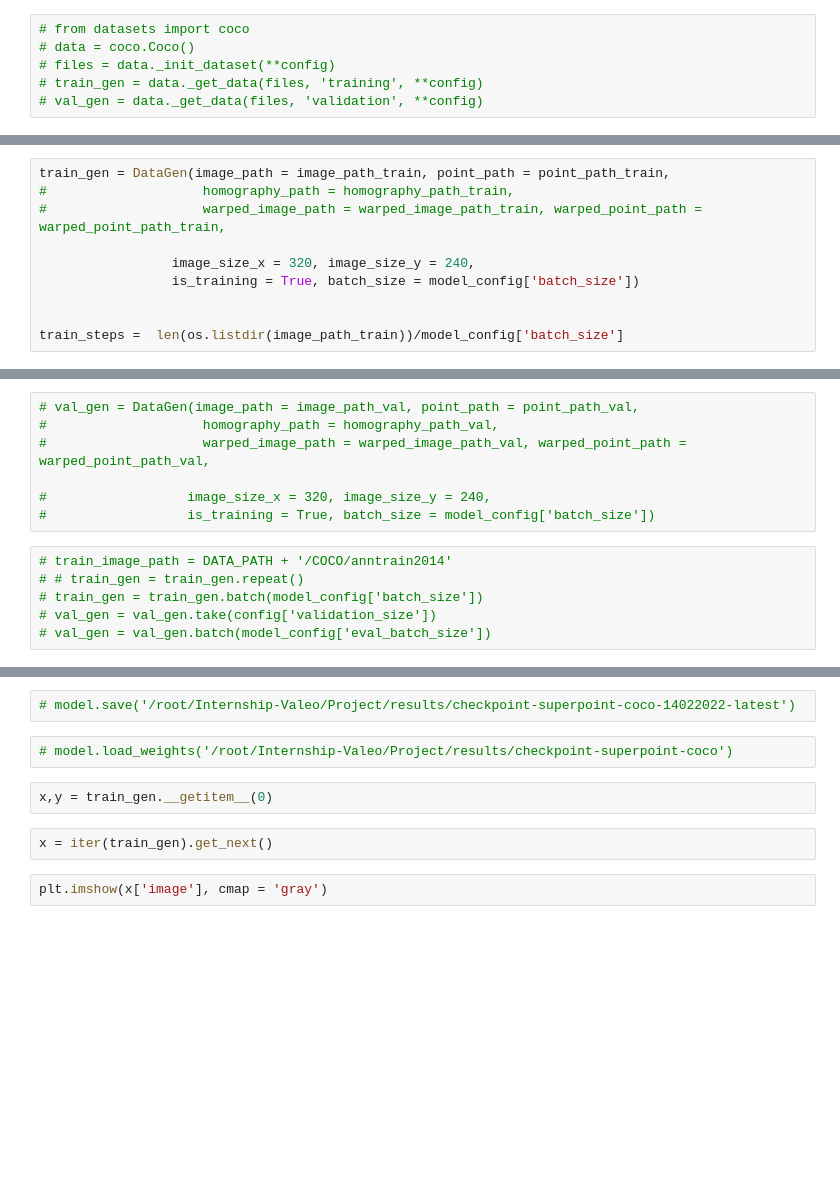
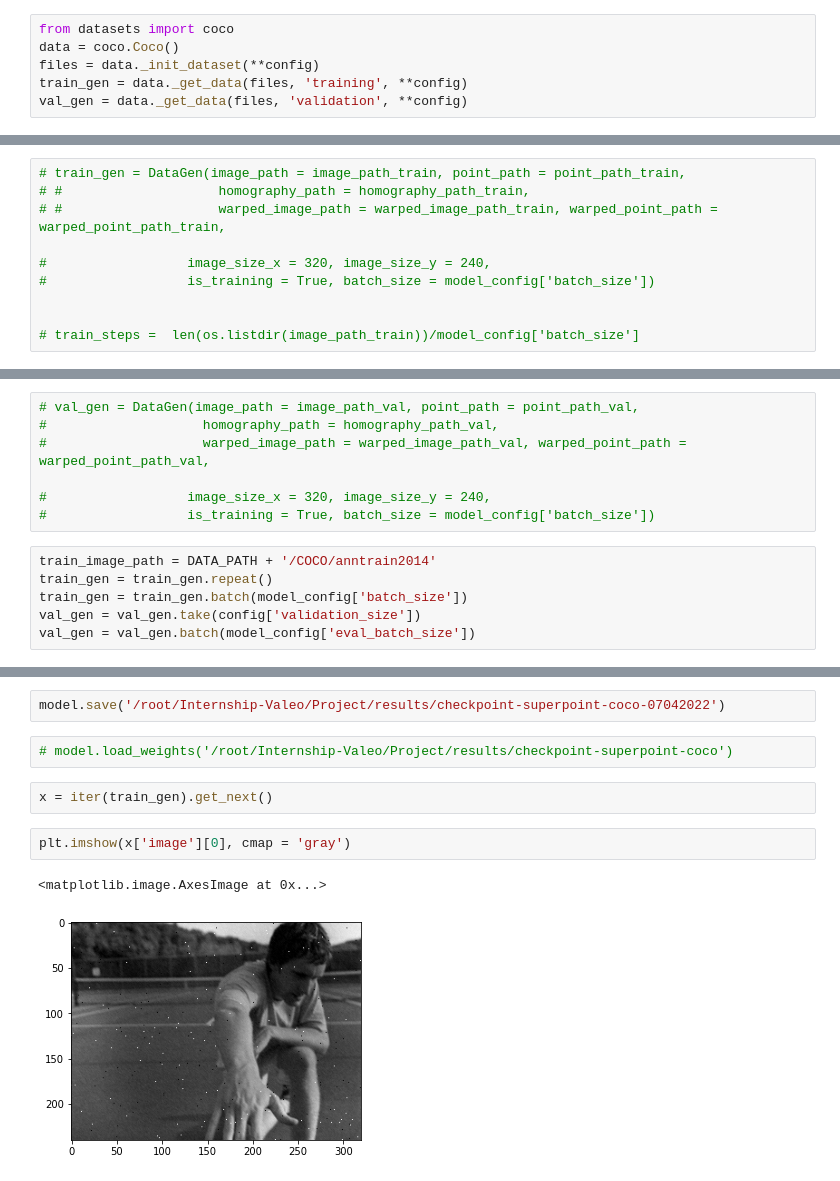
Before and after one commit to amit205/multi-task-learning, a Jupyter notebook: superpoint_coco.ipynb, the cells around one changed output, grey strips where cells are left out. Drawn from its saved outputs; the diff is of its cells as text; blank space fills up the shorter version.

Commit message:
superpoint_coco updated

```diff
--- a/superpoint_coco.ipynb
+++ b/superpoint_coco.ipynb
@@ -94,9 +97,9 @@ model_config = dict_update(default_model_config, config1['model'])
 logdir = "logs/scalars/" + datetime.datetime.now().strftime("%Y%m%d-%H%M%S")
 tensorboard_callback = keras.callbacks.TensorBoard(log_dir=logdir)
 # %%
-# from datasets import coco
-# data = coco.Coco()
-# files = data._init_dataset(**config)
-# train_gen = data._get_data(files, 'training', **config)
-# val_gen = data._get_data(files, 'validation', **config)
+from datasets import coco
+data = coco.Coco()
+files = data._init_dataset(**config)
+train_gen = data._get_data(files, 'training', **config)
+val_gen = data._get_data(files, 'validation', **config)
 # %%
@@ -457,13 +467,13 @@ point_path_train = '/root/Internship-Valeo/Project/data/COCO/magic_point-coco-ex
 # %%
-train_gen = DataGen(image_path = image_path_train, point_path = point_path_train,
-#                    homography_path = homography_path_train,
-#                    warped_image_path = warped_image_path_train, warped_point_path = warped_point_path_train,
+# train_gen = DataGen(image_path = image_path_train, point_path = point_path_train,
+# #                    homography_path = homography_path_train,
+# #                    warped_image_path = warped_image_path_train, warped_point_path = warped_point_path_train,
 
-                 image_size_x = 320, image_size_y = 240,
-                 is_training = True, batch_size = model_config['batch_size'])
+#                  image_size_x = 320, image_size_y = 240,
+#                  is_training = True, batch_size = model_config['batch_size'])
 
 
-train_steps =  len(os.listdir(image_path_train))/model_config['batch_size']
+# train_steps =  len(os.listdir(image_path_train))/model_config['batch_size']
 # %%
 # image_path_val = '/root/Internship-Valeo/Project/data/COCO/annval2014'
 # point_path_val = '/root/Internship-Valeo/Project/data/COCO/pointsval2014'
@@ -479,9 +489,9 @@ train_steps =  len(os.listdir(image_path_train))/model_config['batch_size']
 #                  image_size_x = 320, image_size_y = 240,
 #                  is_training = True, batch_size = model_config['batch_size'])
 # %%
-# train_image_path = DATA_PATH + '/COCO/anntrain2014'
-# # train_gen = train_gen.repeat()
-# train_gen = train_gen.batch(model_config['batch_size'])
-# val_gen = val_gen.take(config['validation_size'])
-# val_gen = val_gen.batch(model_config['eval_batch_size'])
+train_image_path = DATA_PATH + '/COCO/anntrain2014'
+train_gen = train_gen.repeat()
+train_gen = train_gen.batch(model_config['batch_size'])
+val_gen = val_gen.take(config['validation_size'])
+val_gen = val_gen.batch(model_config['eval_batch_size'])
 # %%
@@ -498,10 +511,11 @@ ValueError: Attempt to convert a value (None) with an unsupported type (<class '
 # %%
-# model.save('/root/Internship-Valeo/Project/results/checkpoint-superpoint-coco-14022022-latest')
+model.save('/root/Internship-Valeo/Project/results/checkpoint-superpoint-coco-07042022')
 # %%
 # model.load_weights('/root/Internship-Valeo/Project/results/checkpoint-superpoint-coco')
-# %%
-x,y = train_gen.__getitem__(0)
 # %%
 x = iter(train_gen).get_next()
 # %%
-plt.imshow(x['image'], cmap = 'gray')
+plt.imshow(x['image'][0], cmap = 'gray')
+# %% [output]
+<matplotlib.image.AxesImage at 0x...>
+[figure, added]
```
Also changed, not shown: parts of 35 cells of this notebook, 3 other files.
